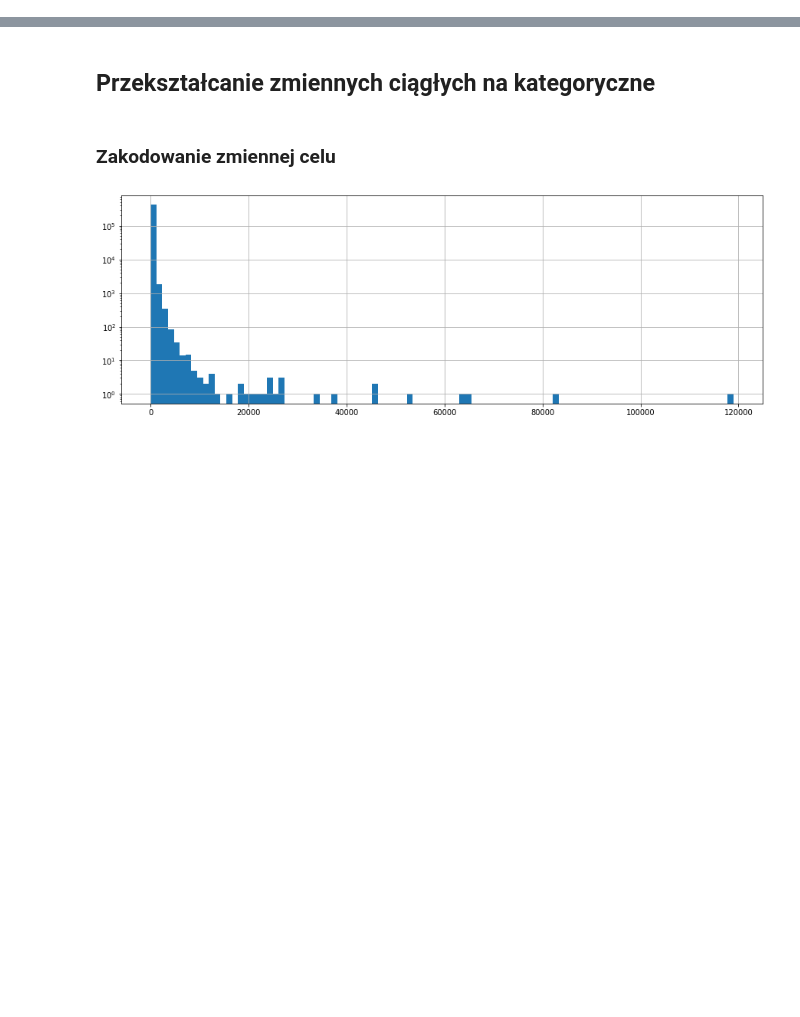
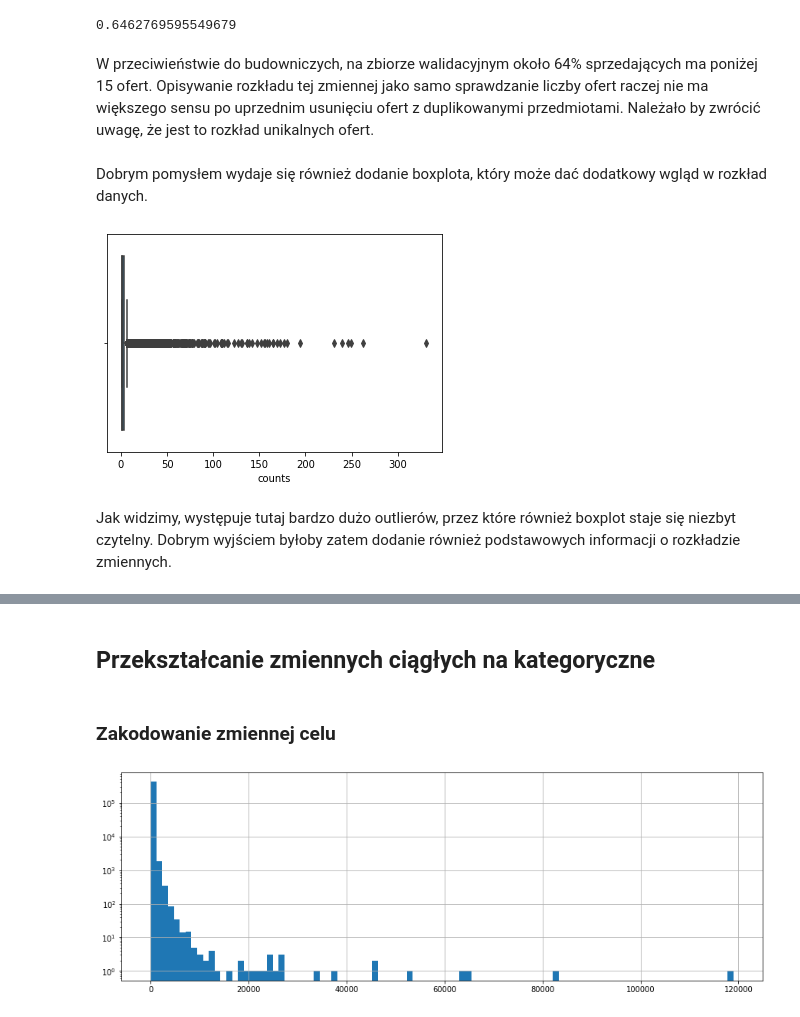
Before and after one commit to wi1lku/Introduction-to-machine-learning-, a Jupyter notebook: hw2/PD2_validation_2.ipynb, the cells around one changed output, grey strips where cells are left out. Cells and saved outputs as stored; diff of their text form; code cells hidden in the pictures; blank space fills up the shorter version.

```diff
--- a/hw2/PD2_validation_2.ipynb
+++ b/hw2/PD2_validation_2.ipynb
@@ -14,0 +249,18 @@ allegro_df_test = allegro_df.drop(allegro_df_build.index)
+# %%
+df2 = allegro_df_test.groupby(["seller"]).size().reset_index(name="counts").sort_values(by="counts", ascending=False)
+df2.loc[df2['counts']<15].__len__()/43862
+# %% [output]
+0.6462769595549679
+# %% [markdown]
+W przeciwieństwie do budowniczych, na zbiorze walidacyjnym około 64% sprzedających ma poniżej 15 ofert. Opisywanie rozkładu tej zmiennej jako samo sprawdzanie liczby ofert raczej nie ma większego sensu po uprzednim usunięciu ofert z duplikowanymi przedmiotami. Należało by zwrócić uwagę, że jest to rozkład unikalnych ofert.
+# %% [markdown]
+Dobrym pomysłem wydaje się również dodanie boxplota, który może dać dodatkowy wgląd w rozkład danych.
+# %%
+df3 = allegro_df_test.groupby(["seller"]).size().reset_index(name="counts")
+# %%
+sns.boxplot(x = df3["counts"])
+plt.show()
+# %% [output]
+[figure, added]
+# %% [markdown]
+Jak widzimy, występuje tutaj bardzo dużo outlierów, przez które również boxplot staje się niezbyt czytelny. Dobrym wyjściem byłoby zatem dodanie również podstawowych informacji o rozkładzie zmiennych.
```
Also changed, not shown: parts of 134 cells of this notebook.
